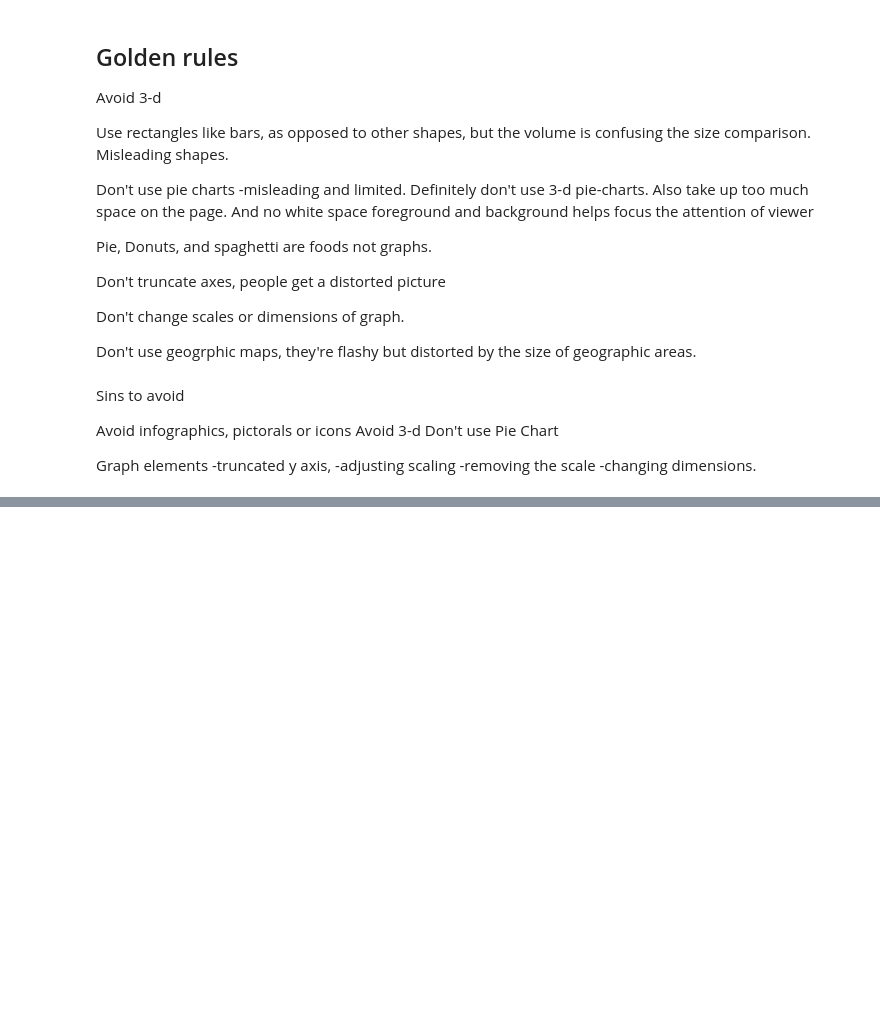
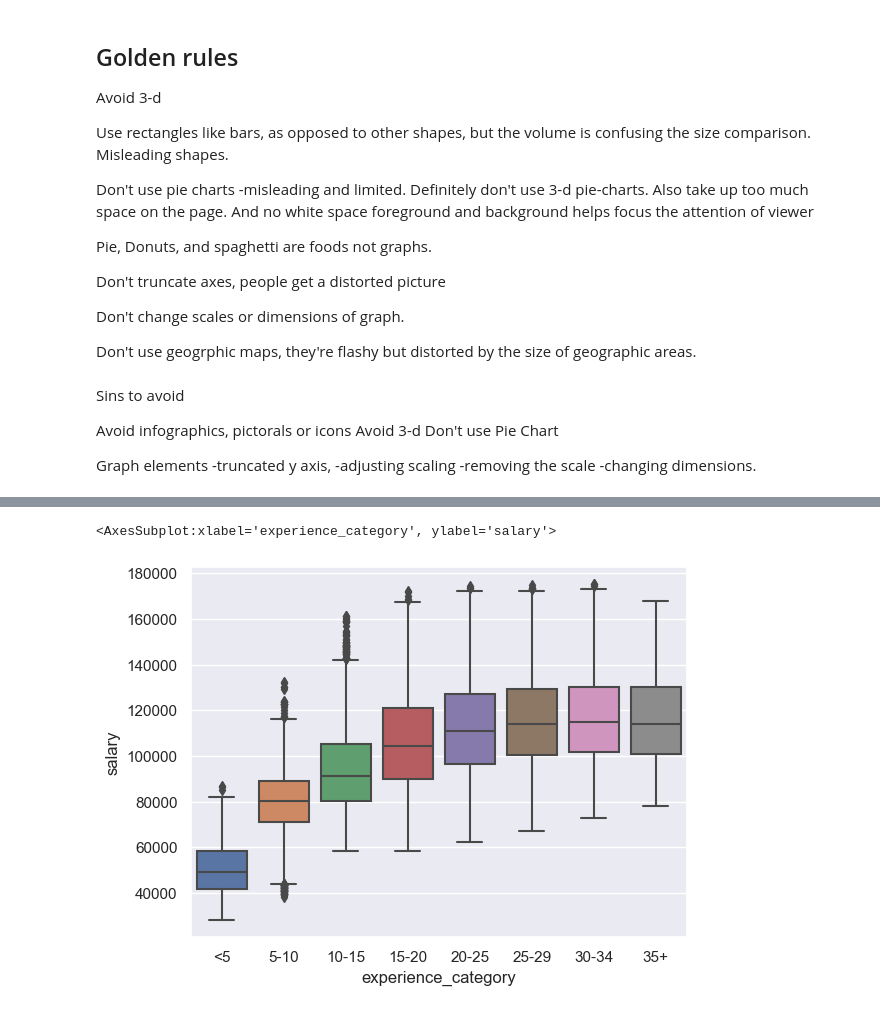
Before and after one commit to LarsoftheGeats/Week5Da, a Jupyter notebook: Unit 5.ipynb, the cells around one changed output, grey strips where cells are left out. Drawn from its saved outputs; the diff is of its cells as text; code cells hidden in the pictures; blank space fills up the shorter version.

```diff
--- a/Unit 5.ipynb
+++ b/Unit 5.ipynb
@@ -172,0 +298,5 @@ How can color affect the way your visualizations are understood?
+# %%
+sns.boxplot(data=df, x='experience_category',y='salary')
+# %% [output]
+<AxesSubplot:xlabel='experience_category', ylabel='salary'>
+[figure, added]
```
Also changed, not shown: parts of 43 cells of this notebook, 9 other files.
